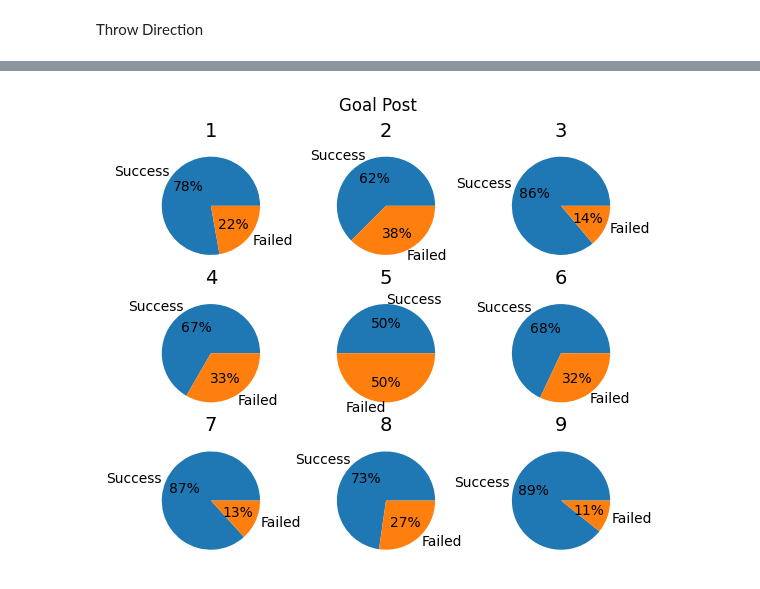
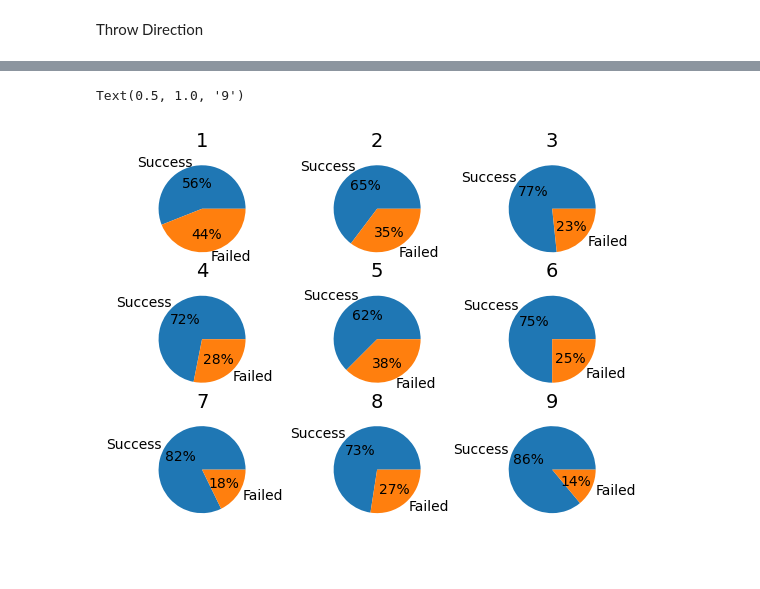
Before and after one commit to nayansavaliya/handball-data-science, a Jupyter notebook: src/FinalAnalysis/Analysis1/league3.ipynb, the cells around one changed output, grey strips where cells are left out. Cells and saved outputs as stored; diff of their text form; code cells hidden in the pictures; blank space fills up the shorter version.

```diff
--- a/src/FinalAnalysis/Analysis1/league3.ipynb
+++ b/src/FinalAnalysis/Analysis1/league3.ipynb
@@ -532,30 +530,30 @@ df17
 # %%
 # Some data
 labels = 'Success', 'Failed'
 
 # Make figure and axes
 fig, axs = plt.subplots(3, 3)
-fig.suptitle('Goal Post')
-axs[0, 0].pie([35,10], labels=labels, autopct='%.0f%%' )
+
+axs[0, 0].pie([70,55], labels=labels, autopct='%.0f%%' )
 axs[0, 0].set_title('1', fontsize=14)
-axs[0, 1].pie([5,3], labels=labels, autopct='%.0f%%')
+axs[0, 1].pie([22,12], labels=labels, autopct='%.0f%%')
 axs[0, 1].set_title('2', fontsize=14)
-axs[0, 2].pie([62,10], labels=labels,  autopct='%.0f%%')
+axs[0, 2].pie([115,35], labels=labels,  autopct='%.0f%%')
 axs[0, 2].set_title('3', fontsize=14)
 
-axs[1, 0].pie([8,4], labels=labels, autopct='%.0f%%')
+axs[1, 0].pie([23,9], labels=labels, autopct='%.0f%%')
 axs[1, 0].set_title('4', fontsize=14)
-axs[1, 1].pie([3,3], labels=labels,  autopct='%.0f%%')
+axs[1, 1].pie([5,3], labels=labels,  autopct='%.0f%%')
 axs[1, 1].set_title('5', fontsize=14)
-axs[1, 2].pie([17,8], labels=labels, autopct='%.0f%%')
+axs[1, 2].pie([39,13], labels=labels, autopct='%.0f%%')
 axs[1, 2].set_title('6', fontsize=14)
 
-axs[2, 0].pie([85,13], labels=labels,  autopct='%.0f%%')
+axs[2, 0].pie([185,40], labels=labels,  autopct='%.0f%%')
 axs[2, 0].set_title('7', fontsize=14)
-axs[2, 1].pie([24,9], labels=labels, autopct='%.0f%%')
+axs[2, 1].pie([74,28], labels=labels, autopct='%.0f%%')
 axs[2, 1].set_title('8', fontsize=14)
-axs[2, 2].pie([83,10], labels=labels,  autopct='%.0f%%')
+axs[2, 2].pie([228,37], labels=labels,  autopct='%.0f%%')
 axs[2, 2].set_title('9', fontsize=14)
-plt.subplots_adjust(bottom=0.01, right=0.9)
 # %% [output]
+Text(0.5, 1.0, '9')
-[figure, old version]
+[figure, new version]
```
Also changed, not shown: parts of 21 cells of this notebook, 7 other files.
